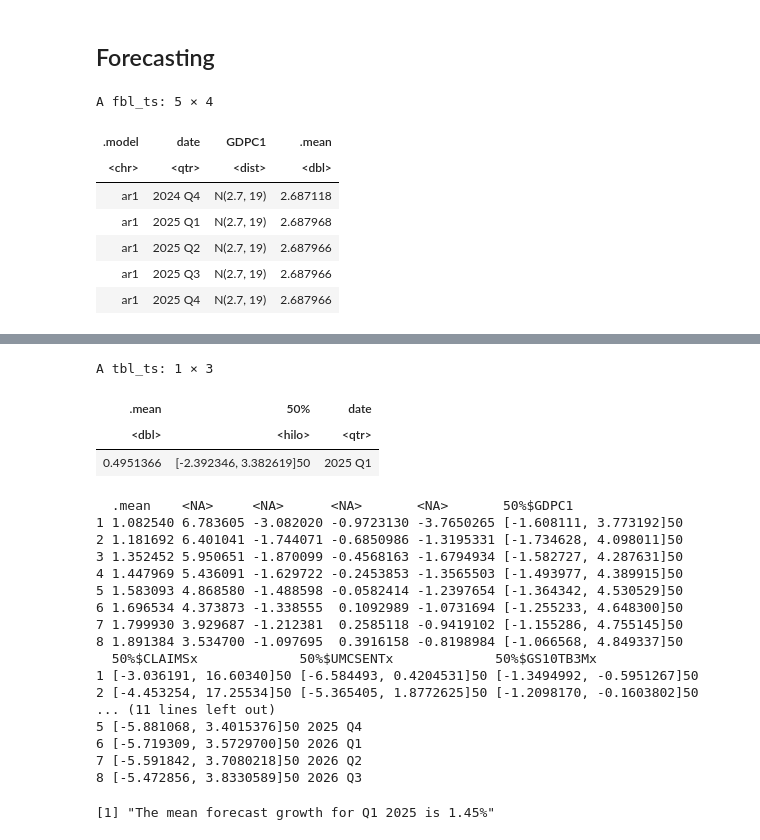
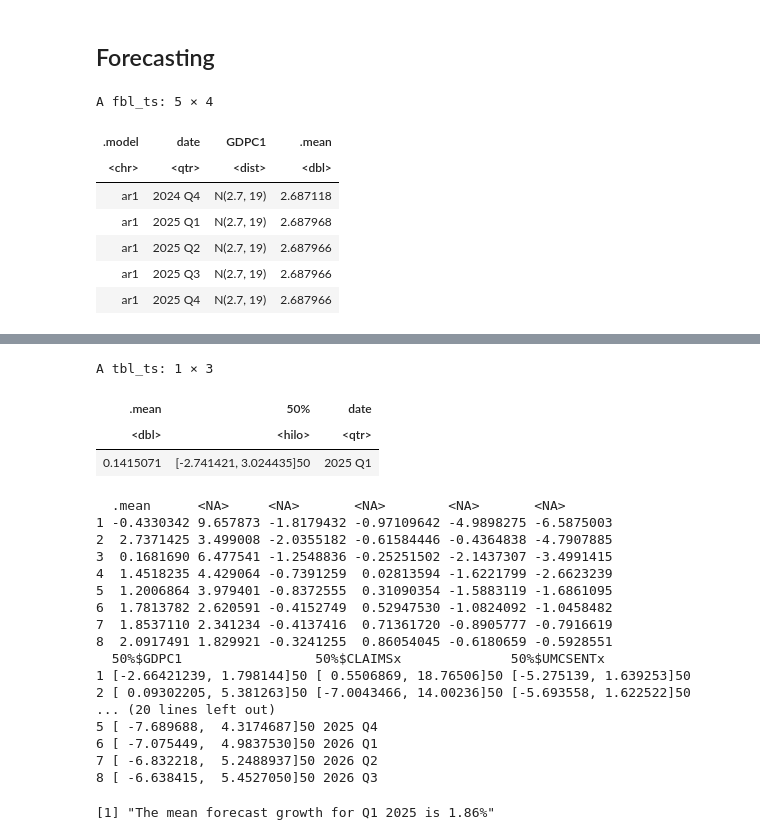
Before and after one commit to jack-gin/databustersteam33, a Jupyter notebook: NUS_DSESC_DATABUSTERS_33.ipynb, the cells around one changed output, grey strips where cells are left out. Saved outputs shown, nothing was run; the diff lists cells and outputs as text; code cells hidden in the pictures.

```diff
--- a/NUS_DSESC_DATABUSTERS_33.ipynb
+++ b/NUS_DSESC_DATABUSTERS_33.ipynb
@@ -42,16 +42,16 @@ Loading required package: fabletools
 data = read.csv("https://raw.githubusercontent.com/dsesc-acads/Databusters/refs/heads/main/Quarterly%20Data.csv")
 data = data[-c(1:38),]
 data <- data %>%
-  dplyr::select('sasdate', "GDPC1", 'GS10TB3Mx', 'CLAIMSx', 'ANDENOx', 'UMCSENTx') %>%
+  dplyr::select('sasdate', "GDPC1", 'GS10TB3Mx', 'CLAIMSx', 'ANDENOx', 'UMCSENTx', 'HOUST') %>%
   mutate(sasdate = yearquarter(sasdate))
-transformed <- fred_transform(data[,-1], type=c('fred_qd'), codes=c(5,1,5,5,2))
+transformed <- fred_transform(data[,-1], type=c('fred_qd'), codes=c(5,1,5,5,2,5))
 transformed <- cbind(data$sasdate[-1], transformed) %>%
   rename(date = 'data$sasdate[-1]') %>%
   mutate(GDPC1 = 4 * GDPC1) %>%
   as_tsibble(index=date)
 
 transformed <- transformed %>%
-  mutate(across(c(GS10TB3Mx, CLAIMSx, ANDENOx, UMCSENTx, GDPC1),
+  mutate(across(c(GS10TB3Mx, CLAIMSx, ANDENOx, UMCSENTx, GDPC1, HOUST),
                  list(lag1 = ~ lag(., 1), lag2 = ~ lag(., 2),lag3 = ~ lag(., 3), lag4 = ~ lag(., 4)),
                  .names = "{col}_{fn}"))
 
@@ -243,7 +250,7 @@ ar1_fc
 
 ### ARDL using direct h-step forecasting
 transformed_ardl <- transformed %>%
-  mutate(across(c(GDPC1, GS10TB3Mx, CLAIMSx, ANDENOx, UMCSENTx),
+  mutate(across(c(GDPC1, GS10TB3Mx, CLAIMSx, ANDENOx, UMCSENTx, HOUST),
                 list(lag5 = ~ lag(., 5), lag6 = ~ lag(., 6),lag7 = ~ lag(., 7), lag8 = ~ lag(., 8), lag9 = ~ lag(., 9)),
                 .names = "{col}_{fn}"))
 
@@ -263,25 +270,28 @@ future_data1 <- new_data(transformed, n = 1, keep_all=TRUE) %>%
     UMCSENTx_lag2 = last_obs$UMCSENTx_lag1[3],
     UMCSENTx_lag3 = last_obs$UMCSENTx_lag2[3],
     UMCSENTx_lag4 = last_obs$UMCSENTx_lag3[3],
-    UMCSENTx_lag5 = last_obs$UMCSENTx_lag4[3]
+    UMCSENTx_lag5 = last_obs$UMCSENTx_lag4[3],
+    HOUST_lag2 = last_obs$HOUST_lag1[3],
+    HOUST_lag3 = last_obs$HOUST_lag2[3],
+    HOUST_lag4 = last_obs$HOUST_lag3[3],
   )
 head
-q1_ardl <- transformed_ardl[-c(1:9),] %>%
-  model(TSLM(GDPC1 ~ GDPC1_lag2 + CLAIMSx_lag2 + CLAIMSx_lag3 + CLAIMSx_lag4 + CLAIMSx_lag5 + ANDENOx_lag2 + ANDENOx_lag3 + GS10TB3Mx_lag2 + GS10TB3Mx_lag3 + UMCSENTx_lag2 + UMCSENTx_lag3 + UMCSENTx_lag4 + UMCSENTx_lag5))
+q1_ardl <- transformed_ardl %>%
+  model(TSLM(GDPC1 ~ GDPC1_lag2 + CLAIMSx_lag2 + CLAIMSx_lag3 + CLAIMSx_lag4 + CLAIMSx_lag5 + ANDENOx_lag2 + ANDENOx_lag3 + GS10TB3Mx_lag2 + GS10TB3Mx_lag3 + UMCSENTx_lag2 + UMCSENTx_lag3 + UMCSENTx_lag4 + UMCSENTx_lag5 + HOUST_lag2 + HOUST_lag3 + HOUST_lag4))
 ardl_fc_q1 <- q1_ardl %>%
   fabletools::forecast(future_data1)
-hilo(q1_fc_ardl, 50) %>%
+hilo(ardl_fc_q1, 50) %>%
   dplyr::select(.mean, '50%')
 
 ### VAR
 var_fc <- transformed %>%
-  model(var1 = VAR(vars(GDPC1, CLAIMSx, UMCSENTx, GS10TB3Mx, ANDENOx) ~ AR(1))) %>%
+  model(var1 = VAR(vars(GDPC1, CLAIMSx, UMCSENTx, GS10TB3Mx, ANDENOx, HOUST) ~ AR(2))) %>%
   fabletools::forecast()
 
 hilo(var_fc, 50) %>%
   dplyr::select(.mean, '50%')
 
-mean_forecast_q1 <- (ar1_fc[2,4] + var_final[[4]][2] + ardl_fc_q1[4])/3
+mean_forecast_q1 <- (ar1_fc[2,4] + var_fc[[4]][2] + ardl_fc_q1[4])/3
 print(sprintf("The mean forecast growth for Q1 2025 is %s%%", round(mean_forecast_q1,2)))
 # %% [output]
 A fbl_ts: 5 × 4
@@ -298,26 +308,26 @@ UseMethod("head")
 <environment: namespace:utils>
 A tbl_ts: 1 × 3
 | .mean | 50% | date |
 | <dbl> | <hilo> | <qtr> |
-| 0.4951366 | [-2.392346, 3.382619]50 | 2025 Q1 |
+| 0.1415071 | [-2.741421, 3.024435]50 | 2025 Q1 |
-  .mean    <NA>     <NA>      <NA>       <NA>       50%$GDPC1
-1 1.082540 6.783605 -3.082020 -0.9723130 -3.7650265 [-1.608111, 3.773192]50
-2 1.181692 6.401041 -1.744071 -0.6850986 -1.3195331 [-1.734628, 4.098011]50
-3 1.352452 5.950651 -1.870099 -0.4568163 -1.6794934 [-1.582727, 4.287631]50
-4 1.447969 5.436091 -1.629722 -0.2453853 -1.3565503 [-1.493977, 4.389915]50
-5 1.583093 4.868580 -1.488598 -0.0582414 -1.2397654 [-1.364342, 4.530529]50
-6 1.696534 4.373873 -1.338555  0.1092989 -1.0731694 [-1.255233, 4.648300]50
-7 1.799930 3.929687 -1.212381  0.2585118 -0.9419102 [-1.155286, 4.755145]50
-8 1.891384 3.534700 -1.097695  0.3916158 -0.8198984 [-1.066568, 4.849337]50
-  50%$CLAIMSx             50%$UMCSENTx             50%$GS10TB3Mx
-1 [-3.036191, 16.60340]50 [-6.584493, 0.4204531]50 [-1.3494992, -0.5951267]50
-2 [-4.453254, 17.25534]50 [-5.365405, 1.8772625]50 [-1.2098170, -0.1603802]50
-... (11 lines left out)
-5 [-5.881068, 3.4015376]50 2025 Q4
-6 [-5.719309, 3.5729700]50 2026 Q1
-7 [-5.591842, 3.7080218]50 2026 Q2
-8 [-5.472856, 3.8330589]50 2026 Q3
+  .mean      <NA>     <NA>       <NA>        <NA>       <NA>
+1 -0.4330342 9.657873 -1.8179432 -0.97109642 -4.9898275 -6.5875003
+2  2.7371425 3.499008 -2.0355182 -0.61584446 -0.4364838 -4.7907885
+3  0.1681690 6.477541 -1.2548836 -0.25251502 -2.1437307 -3.4991415
+4  1.4518235 4.429064 -0.7391259  0.02813594 -1.6221799 -2.6623239
+5  1.2006864 3.979401 -0.8372555  0.31090354 -1.5883119 -1.6861095
+6  1.7813782 2.620591 -0.4152749  0.52947530 -1.0824092 -1.0458482
+7  1.8537110 2.341234 -0.4137416  0.71361720 -0.8905777 -0.7916619
+8  2.0917491 1.829921 -0.3241255  0.86054045 -0.6180659 -0.5928551
+  50%$GDPC1                 50%$CLAIMSx              50%$UMCSENTx
+1 [-2.66421239, 1.798144]50 [ 0.5506869, 18.76506]50 [-5.275139, 1.639253]50
+2 [ 0.09302205, 5.381263]50 [-7.0043466, 14.00236]50 [-5.693558, 1.622522]50
+... (20 lines left out)
+5 [ -7.689688,  4.3174687]50 2025 Q4
+6 [ -7.075449,  4.9837530]50 2026 Q1
+7 [ -6.832218,  5.2488937]50 2026 Q2
+8 [ -6.638415,  5.4527050]50 2026 Q3
-[1] "The mean forecast growth for Q1 2025 is 1.45%"
+[1] "The mean forecast growth for Q1 2025 is 1.86%"
 # %%
 ## Q2 2025
 ### ARDL using direct h-step forecasting
```
Also changed, not shown: parts of 9 cells of this notebook.
